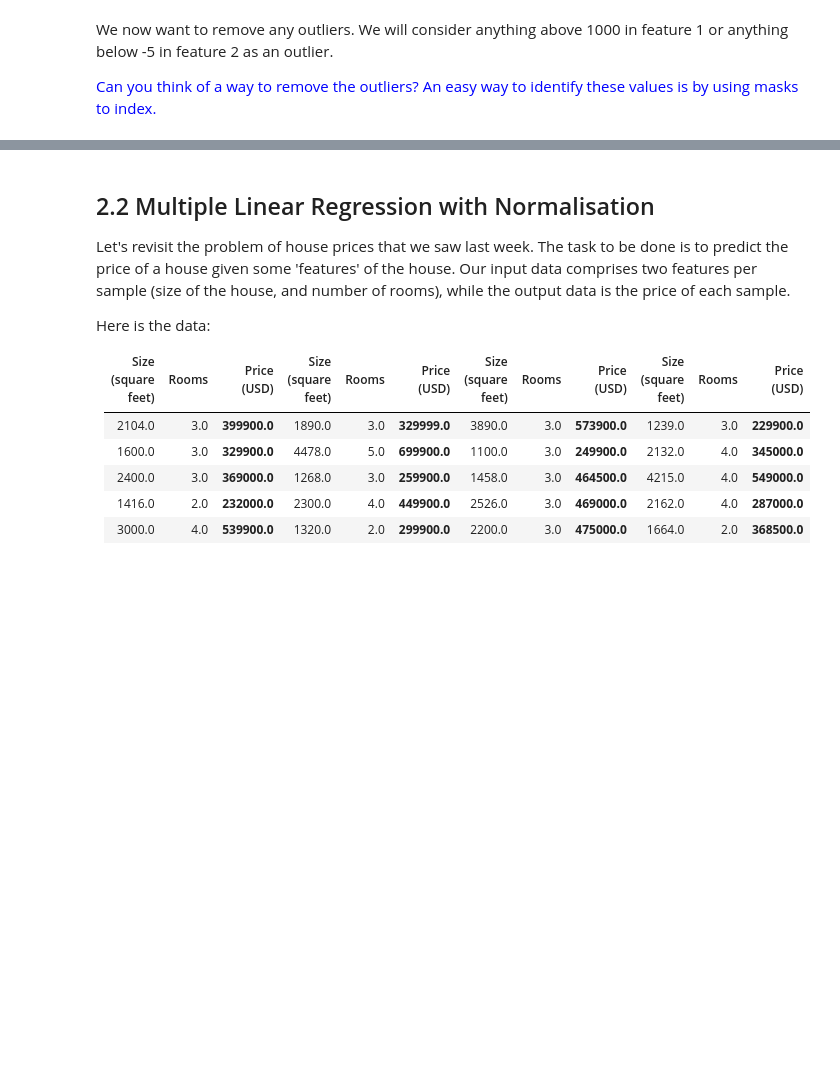
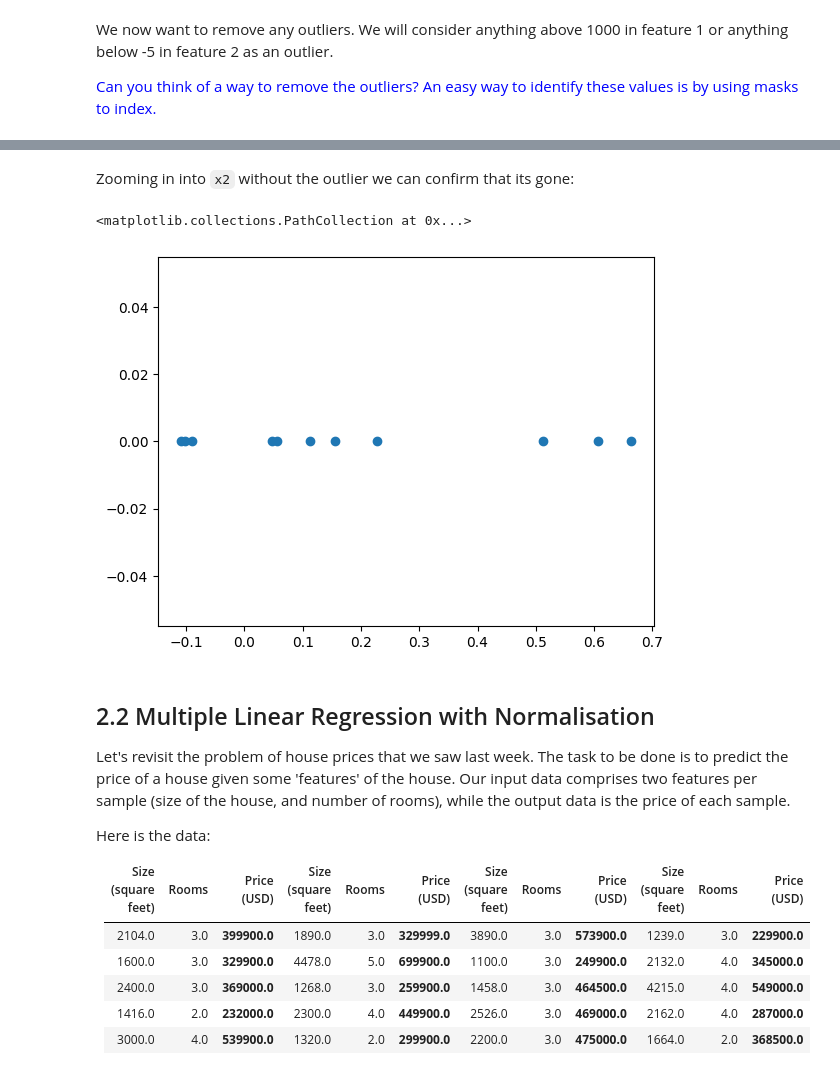
Before and after one commit to tomiock/ML2024-25, a Jupyter notebook: Session 2 - Multiple and Polynomial regression/P2_Multiple_and_Polynomial_Regression.ipynb, the cells around one changed output, grey strips where cells are left out. Saved outputs shown, nothing was run; the diff lists cells and outputs as text; code cells hidden in the pictures; blank space fills up the shorter version.

```diff
--- a/Session 2 - Multiple and Polynomial regression/P2_Multiple_and_Polynomial_Regression.ipynb
+++ b/Session 2 - Multiple and Polynomial regression/P2_Multiple_and_Polynomial_Regression.ipynb
@@ -80,3 +130,10 @@ We now want to remove any outliers. We will consider anything above 1000 in feat
+# %% [markdown]
+Zooming in into `x2` without the outlier we can confirm that its gone:
+# %%
+plt.scatter(x2_new, np.zeros_like(x1_new))
+# %% [output]
+<matplotlib.collections.PathCollection at 0x...>
+[figure, added]
 # %% [markdown]
 ## 2.2 Multiple Linear Regression with Normalisation
 
```
Also changed, not shown: parts of 42 cells of this notebook, 4 other files.
